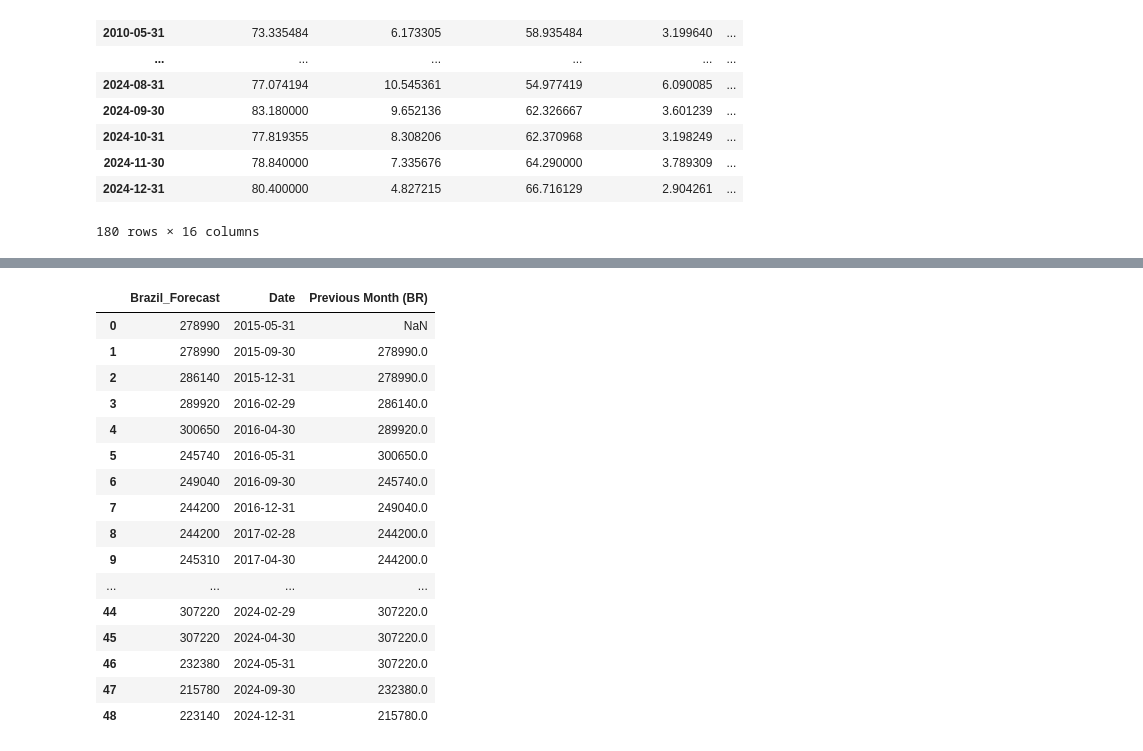
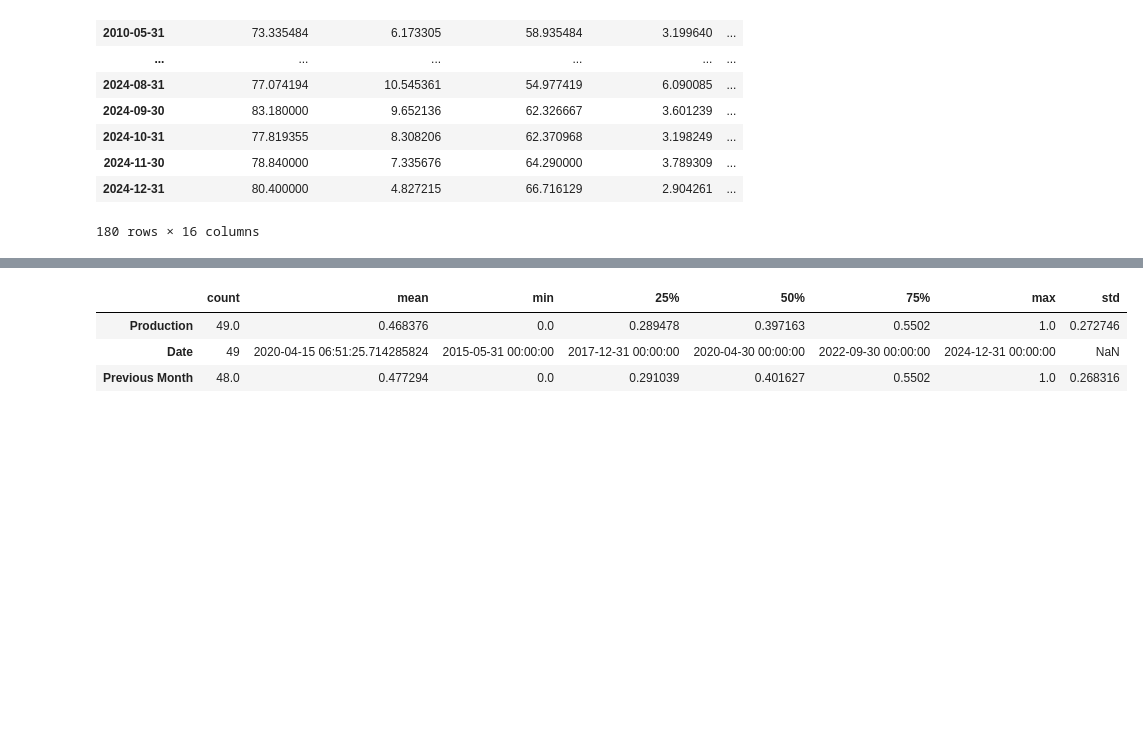
Before and after one commit to karoltang/fcoj-pitch, a Jupyter notebook: model.ipynb, the cells around one changed output, grey strips where cells are left out. Cells and saved outputs as stored; diff of their text form; code cells hidden in the pictures; blank space fills up the shorter version.

```diff
--- a/model.ipynb
+++ b/model.ipynb
@@ -532,29 +536,19 @@ brazil_price_df.describe().T
 | Date | 49 | 2020-04-15 06:51:25.714285824 | 2015-05-31 00:00:00 | 2017-12-31 00:00:00 | 2020-04-30 00:00:00 | 2022-09-30 00:00:00 | 2024-12-31 00:00:00 | NaN |
 # %%
 brazil_price_df = brazil_price_df.sort_values(by='Date').reset_index(drop=True)
+scaler = MinMaxScaler()
+brazil_price_df['Brazil_Forecast'] = scaler.fit_transform(brazil_price_df[['Brazil_Forecast']])
+
 brazil_price_df['Previous Month (BR)'] = brazil_price_df['Brazil_Forecast']
 brazil_price_df['Previous Month (BR)'] = brazil_price_df['Brazil_Forecast'].shift(1)
 brazil_price_df.rename(columns={'Brazil_Forecast': 'Production', 'Previous Month (BR)': 'Previous Month'}, inplace=True)
 
 brazil_price_df.describe().T
 # %% [output]
-|  | Brazil_Forecast | Date | Previous Month (BR) |
-| 0 | 278990 | 2015-05-31 | NaN |
-| 1 | 278990 | 2015-09-30 | 278990.0 |
-| 2 | 286140 | 2015-12-31 | 278990.0 |
-| 3 | 289920 | 2016-02-29 | 286140.0 |
-| 4 | 300650 | 2016-04-30 | 289920.0 |
-| 5 | 245740 | 2016-05-31 | 300650.0 |
-| 6 | 249040 | 2016-09-30 | 245740.0 |
-| 7 | 244200 | 2016-12-31 | 249040.0 |
-| 8 | 244200 | 2017-02-28 | 244200.0 |
-| 9 | 245310 | 2017-04-30 | 244200.0 |
-| ... | ... | ... | ... |
-| 44 | 307220 | 2024-02-29 | 307220.0 |
-| 45 | 307220 | 2024-04-30 | 307220.0 |
-| 46 | 232380 | 2024-05-31 | 307220.0 |
-| 47 | 215780 | 2024-09-30 | 232380.0 |
-| 48 | 223140 | 2024-12-31 | 215780.0 |
+|  | count | mean | min | 25% | 50% | 75% | max | std |
+| Production | 49.0 | 0.468376 | 0.0 | 0.289478 | 0.397163 | 0.5502 | 1.0 | 0.272746 |
+| Date | 49 | 2020-04-15 06:51:25.714285824 | 2015-05-31 00:00:00 | 2017-12-31 00:00:00 | 2020-04-30 00:00:00 | 2022-09-30 00:00:00 | 2024-12-31 00:00:00 | NaN |
+| Previous Month | 48.0 | 0.477294 | 0.0 | 0.291039 | 0.401627 | 0.5502 | 1.0 | 0.268316 |
 # %%
 br_stats['Location'] = 'BR'
 
```
Also changed, not shown: parts of 5 cells of this notebook, 4 other files.
